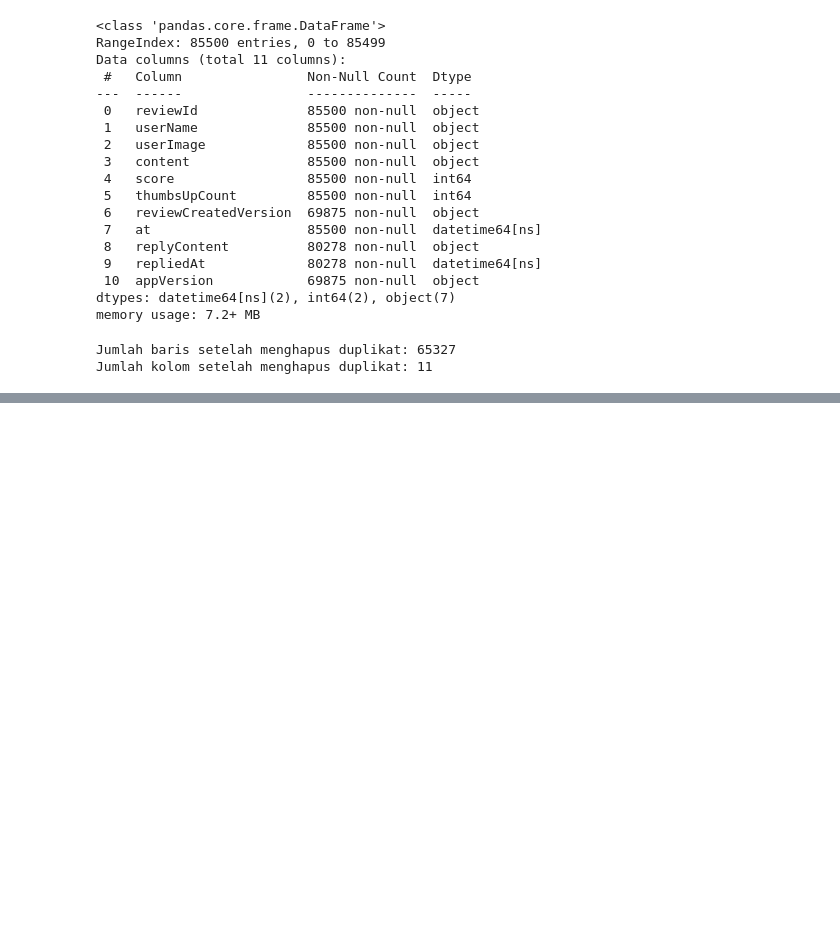
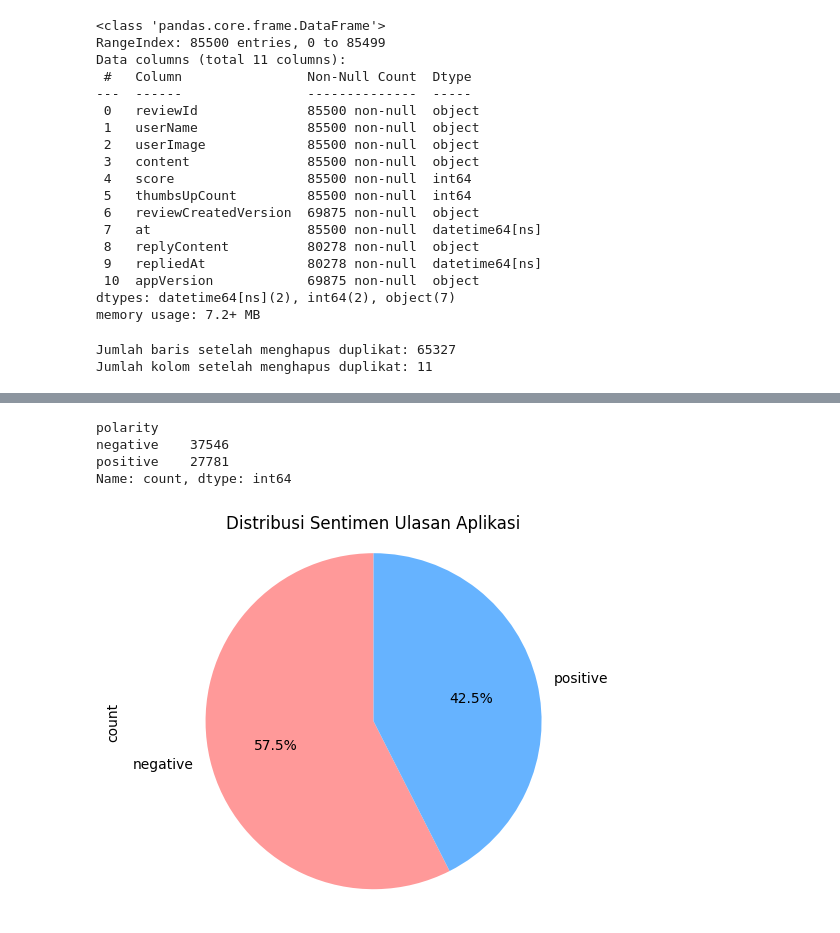
Before and after one commit to adrianramadhan/learn-nlp, a Jupyter notebook: apk-review-sentiment-analysis.ipynb, the cells around one changed output, grey strips where cells are left out. Drawn from its saved outputs; the diff is of its cells as text; code cells hidden in the pictures; blank space fills up the shorter version.

```diff
--- a/apk-review-sentiment-analysis.ipynb
+++ b/apk-review-sentiment-analysis.ipynb
@@ -219,0 +299,20 @@ clean_df.head()
+# %%
+results = clean_df['text_stopword'].apply(sentiment_analysis_lexicon_indonesia)
+results = list(zip(*results))
+clean_df['polarity_score'] = results[0]
+clean_df['polarity'] = results[1]
+print(clean_df['polarity'].value_counts())
+# %% [output]
+polarity
+negative    37546
+positive    27781
+Name: count, dtype: int64
+# %%
+# pie chart
+fig, ax = plt.subplots()
+clean_df['polarity'].value_counts().plot.pie(autopct='%1.1f%%', startangle=90, colors=['#ff9999','#66b3ff'], ax=ax)
+ax.axis('equal')
+plt.title('Distribusi Sentimen Ulasan Aplikasi')
+plt.show()
+# %% [output]
+[figure, added]
```
Also changed, not shown: parts of 2 cells of this notebook.
